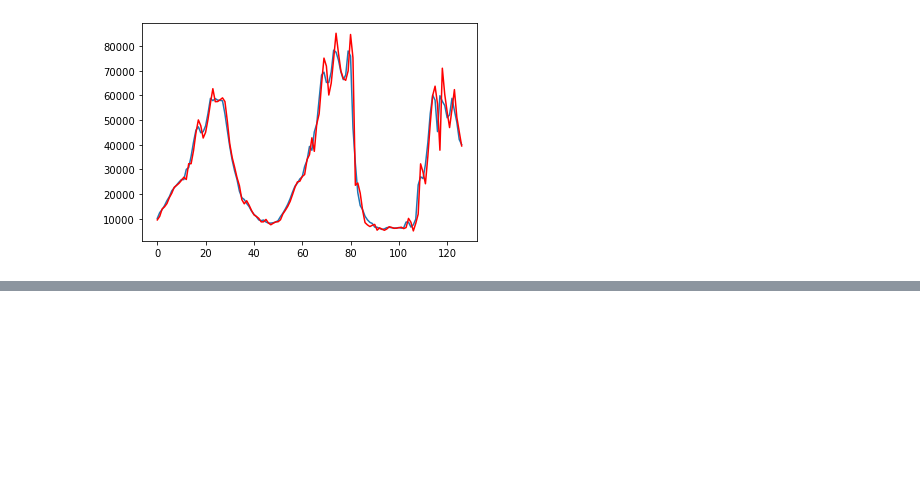
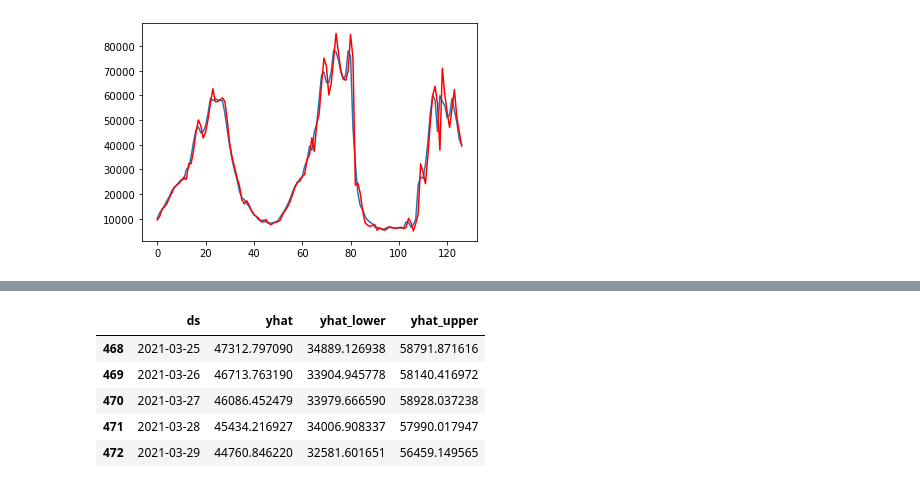
Before and after one commit to andrewmejia600/DS7333, a Jupyter notebook: CASE_STUDY_8/Case_Study_8.ipynb, the cells around one changed output, grey strips where cells are left out. Drawn from its saved outputs; the diff is of its cells as text; code cells hidden in the pictures; blank space fills up the shorter version.

Commit message:
Merge from Andrew on Prophet

```diff
--- a/CASE_STUDY_8/Case_Study_8.ipynb
+++ b/CASE_STUDY_8/Case_Study_8.ipynb
@@ -322,0 +328,7 @@ pyplot.show()
+# %%
+m = Prophet()
+Prophet_df = flu_data[['EDATE','SPEC_RECEIVED_NB']].copy()
+Prophet_df['EDATE'] = Prophet_df['EDATE'].astype('datetime64[ns]')
+Prophet_df.columns = ['ds', 'y']
+Prophet_df.info()
+m.fit(Prophet_df)
@@ -322,0 +348,3 @@ pyplot.show()
+# %%
+future = m.make_future_dataframe(periods=50)
+future.tail()
@@ -322,0 +358,10 @@ pyplot.show()
+# %%
+forecast = m.predict(future)
+forecast[['ds', 'yhat', 'yhat_lower', 'yhat_upper']].tail()
+# %% [output]
+|  | ds | yhat | yhat_lower | yhat_upper |
+| 468 | 2021-03-25 | 47312.797090 | 34889.126938 | 58791.871616 |
+| 469 | 2021-03-26 | 46713.763190 | 33904.945778 | 58140.416972 |
+| 470 | 2021-03-27 | 46086.452479 | 33979.666590 | 58928.037238 |
+| 471 | 2021-03-28 | 45434.216927 | 34006.908337 | 57990.017947 |
+| 472 | 2021-03-29 | 44760.846220 | 32581.601651 | 56459.149565 |
```
Also changed, not shown: parts of 5 cells of this notebook.
